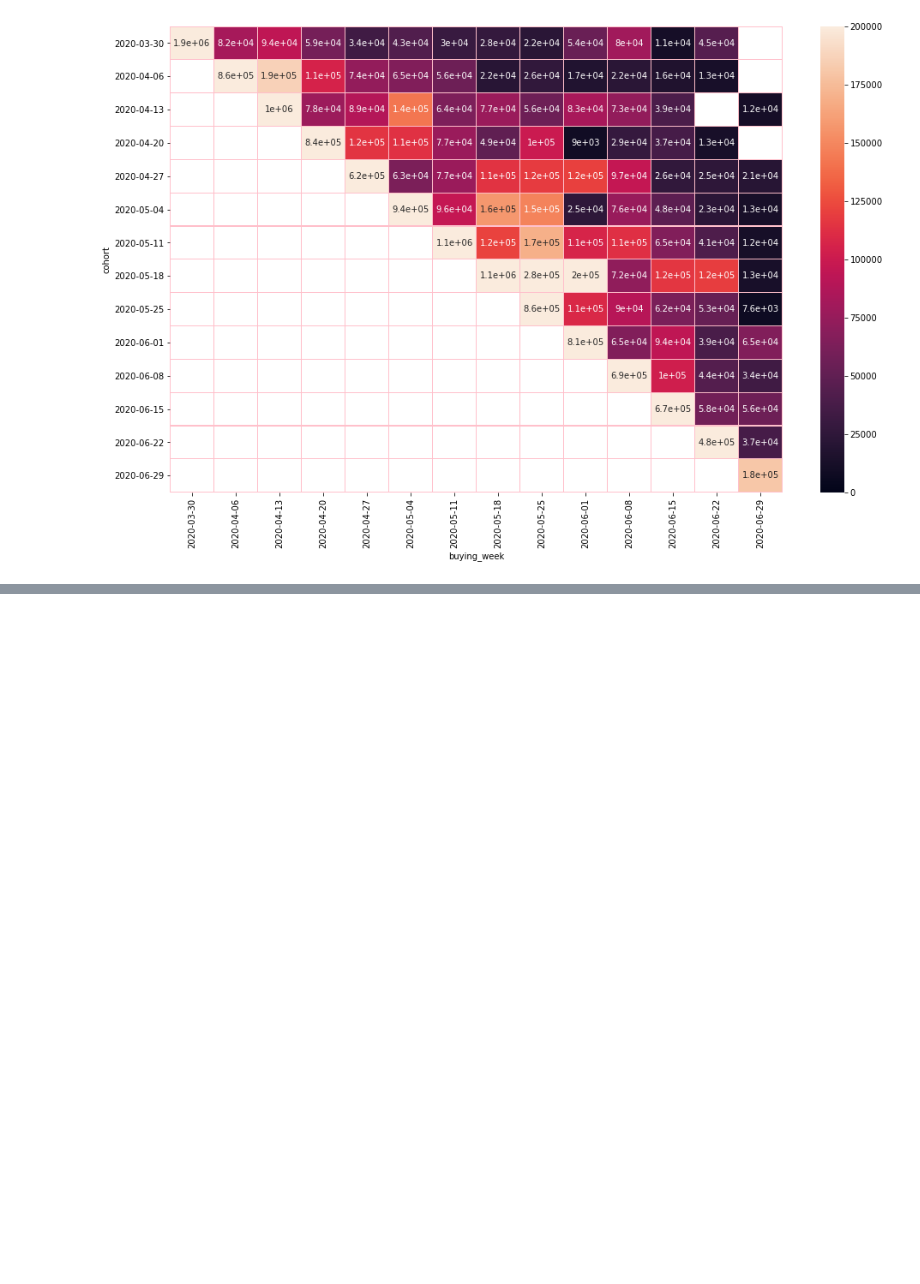
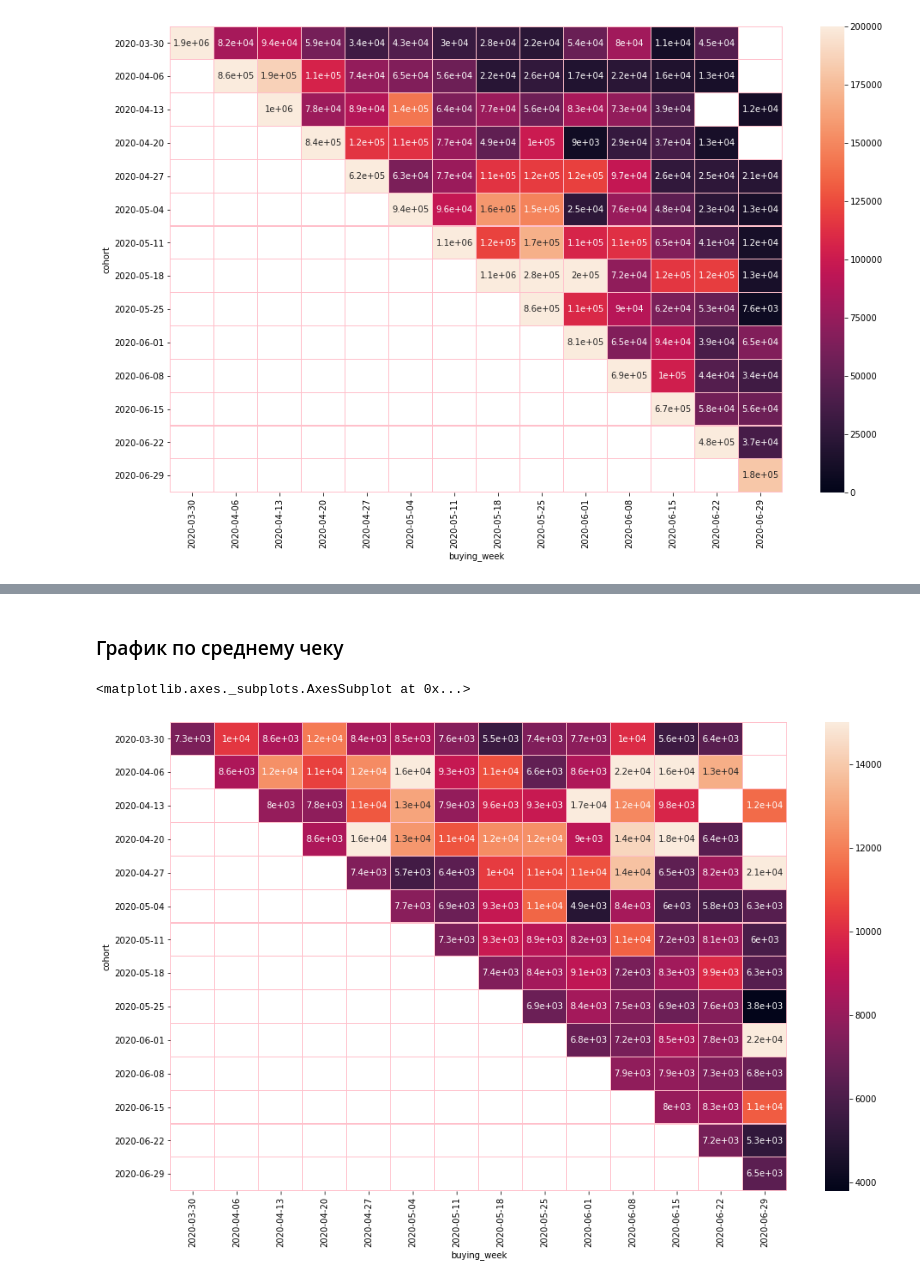
Before and after one commit to LotFullKa/PyProjects, a Jupyter notebook: praktika.ipynb, the cells around one changed output, grey strips where cells are left out. Drawn from its saved outputs; the diff is of its cells as text; code cells hidden in the pictures; blank space fills up the shorter version.

Commit message:
add average_bill and comments

```diff
--- a/praktika.ipynb
+++ b/praktika.ipynb
@@ -154,14 +154,14 @@ group_by_cohort['count'].plot(title='Количество заказов по к
 # %% [markdown]
 ### Сводная таблица по неделям
 # %%
-pivoted = merged_data.pivot_table(
+pivoted_count = merged_data.pivot_table(
     values='cost',
     index='cohort',
     columns='buying_week',
     aggfunc='count',
 )
 
-pivoted.fillna('')
+pivoted_count.fillna('')
 # %% [output]
 | buying_week | 2020-03-30 | 2020-04-06 | 2020-04-13 | 2020-04-20 | 2020-04-27 | 2020-05-04 | 2020-05-11 | 2020-05-18 | ... |
 | cohort |  |  |  |  |  |  |  |  | ... |
@@ -201,14 +201,14 @@ sns.heatmap(
 
 ### То же самое но теперь оценим прибыль
 # %%
-pivoted = merged_data.pivot_table(
+pivoted_sum = merged_data.pivot_table(
     values='cost',
     index='cohort',
     columns='buying_week',
     aggfunc='sum',
 )
 
-pivoted.fillna('')
+pivoted_sum.fillna('')
 # %% [output]
 | buying_week | 2020-03-30 | 2020-04-06 | 2020-04-13 | 2020-04-20 | 2020-04-27 | 2020-05-04 | 2020-05-11 | 2020-05-18 | ... |
 | cohort |  |  |  |  |  |  |  |  | ... |
@@ -246,0 +249,3 @@ sns.heatmap(
+# %%
+average_bill = (pivoted_sum / pivoted_count)
+average_bill.fillna('')
@@ -246,0 +269,17 @@ sns.heatmap(
+# %% [markdown]
+### График по среднему чеку
+# %%
+mpl.pyplot.figure(figsize=(16,10))
+
+sns.heatmap(
+    average_bill,
+    vmax=15000,
+    linewidths=0.1,
+    linecolor='pink',
+    xticklabels=pivoted_sum.columns.date,
+    yticklabels=pivoted_sum.columns.date,
+    annot=True,
+   )
+# %% [output]
+<matplotlib.axes._subplots.AxesSubplot at 0x...>
+[figure, added]
```
Also changed, not shown: parts of 7 cells of this notebook.
